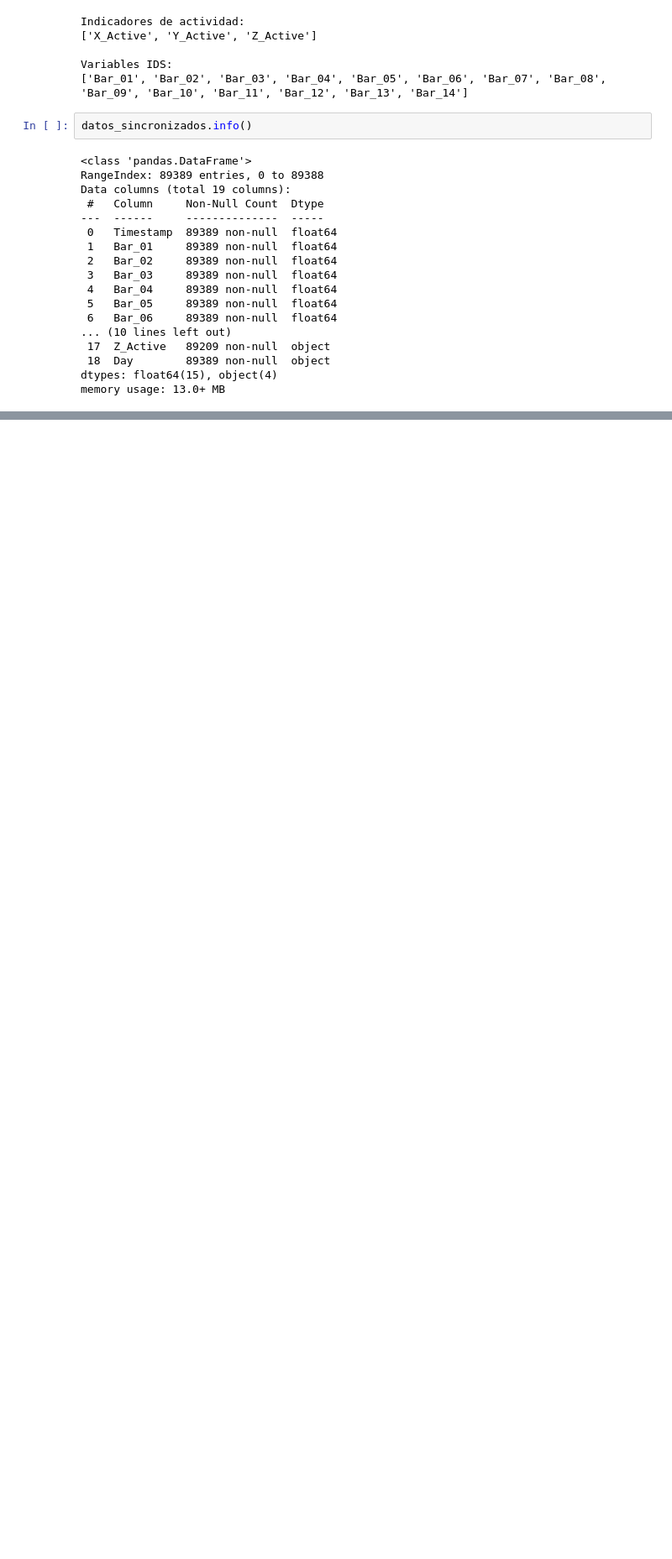
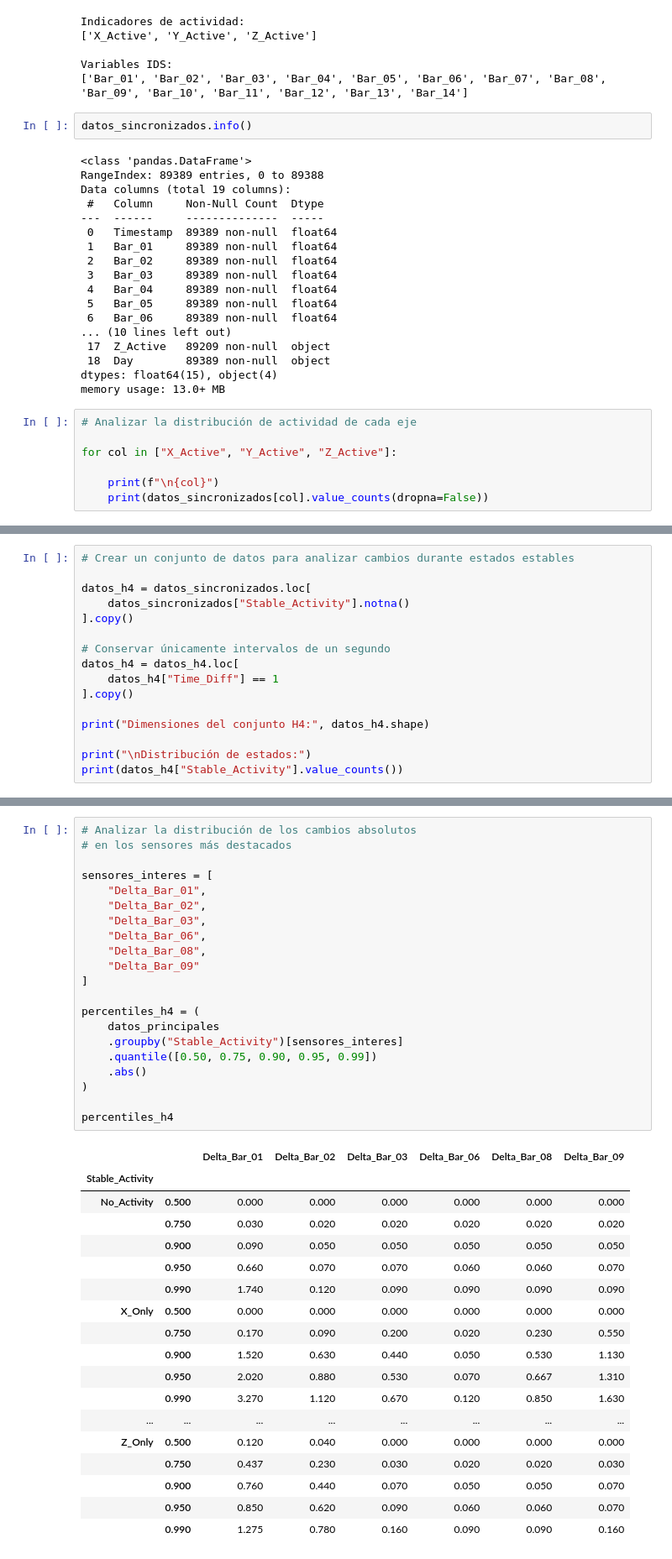
Before and after one commit to mochilooo/cnc-machine-thermal-analysis, a Jupyter notebook: src/main.ipynb, the cells around one changed output, grey strips where cells are left out. Shown at 84% size. Saved outputs shown, nothing was run; the diff lists cells and outputs as text; blank space fills up the shorter version.

```diff
--- a/src/main.ipynb
+++ b/src/main.ipynb
@@ -4377,3 +4377,10 @@ Data columns (total 19 columns):
  18  Day        89389 non-null  object
 dtypes: float64(15), object(4)
 memory usage: 13.0+ MB
+# %%
+# Analizar la distribución de actividad de cada eje
+
+for col in ["X_Active", "Y_Active", "Z_Active"]:
+
+    print(f"\n{col}")
+    print(datos_sincronizados[col].value_counts(dropna=False))
@@ -4379,0 +4748,16 @@ memory usage: 13.0+ MB
+# %%
+# Crear un conjunto de datos para analizar cambios durante estados estables
+
+datos_h4 = datos_sincronizados.loc[
+    datos_sincronizados["Stable_Activity"].notna()
+].copy()
+
+# Conservar únicamente intervalos de un segundo
+datos_h4 = datos_h4.loc[
+    datos_h4["Time_Diff"] == 1
+].copy()
+
+print("Dimensiones del conjunto H4:", datos_h4.shape)
+
+print("\nDistribución de estados:")
+print(datos_h4["Stable_Activity"].value_counts())
@@ -4379,0 +4905,40 @@ memory usage: 13.0+ MB
+# %%
+# Analizar la distribución de los cambios absolutos
+# en los sensores más destacados
+
+sensores_interes = [
+    "Delta_Bar_01",
+    "Delta_Bar_02",
+    "Delta_Bar_03",
+    "Delta_Bar_06",
+    "Delta_Bar_08",
+    "Delta_Bar_09"
+]
+
+percentiles_h4 = (
+    datos_principales
+    .groupby("Stable_Activity")[sensores_interes]
+    .quantile([0.50, 0.75, 0.90, 0.95, 0.99])
+    .abs()
+)
+
+percentiles_h4
+# %% [output]
+|  |  | Delta_Bar_01 | Delta_Bar_02 | Delta_Bar_03 | Delta_Bar_06 | Delta_Bar_08 | Delta_Bar_09 |
+| Stable_Activity |  |  |  |  |  |  |  |
+| No_Activity | 0.500 | 0.000 | 0.000 | 0.000 | 0.000 | 0.000 | 0.000 |
+|  | 0.750 | 0.030 | 0.020 | 0.020 | 0.020 | 0.020 | 0.020 |
+|  | 0.900 | 0.090 | 0.050 | 0.050 | 0.050 | 0.050 | 0.050 |
+|  | 0.950 | 0.660 | 0.070 | 0.070 | 0.060 | 0.060 | 0.070 |
+|  | 0.990 | 1.740 | 0.120 | 0.090 | 0.090 | 0.090 | 0.090 |
+| X_Only | 0.500 | 0.000 | 0.000 | 0.000 | 0.000 | 0.000 | 0.000 |
+|  | 0.750 | 0.170 | 0.090 | 0.200 | 0.020 | 0.230 | 0.550 |
+|  | 0.900 | 1.520 | 0.630 | 0.440 | 0.050 | 0.530 | 1.130 |
+|  | 0.950 | 2.020 | 0.880 | 0.530 | 0.070 | 0.667 | 1.310 |
+|  | 0.990 | 3.270 | 1.120 | 0.670 | 0.120 | 0.850 | 1.630 |
+| ... | ... | ... | ... | ... | ... | ... | ... |
+| Z_Only | 0.500 | 0.120 | 0.040 | 0.000 | 0.000 | 0.000 | 0.000 |
+|  | 0.750 | 0.437 | 0.230 | 0.030 | 0.020 | 0.020 | 0.030 |
+|  | 0.900 | 0.760 | 0.440 | 0.070 | 0.050 | 0.050 | 0.070 |
+|  | 0.950 | 0.850 | 0.620 | 0.090 | 0.060 | 0.060 | 0.070 |
+|  | 0.990 | 1.275 | 0.780 | 0.160 | 0.090 | 0.090 | 0.160 |
```
Also changed, not shown: parts of 39 cells of this notebook.
